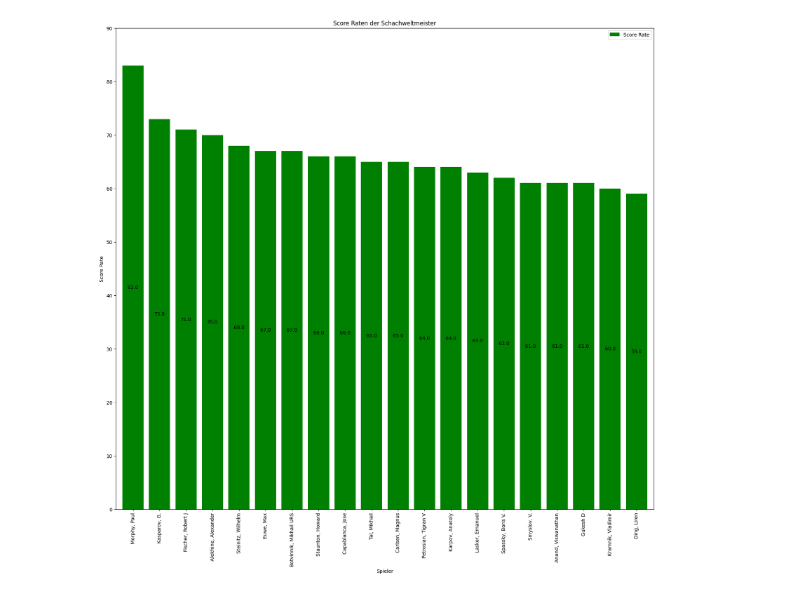
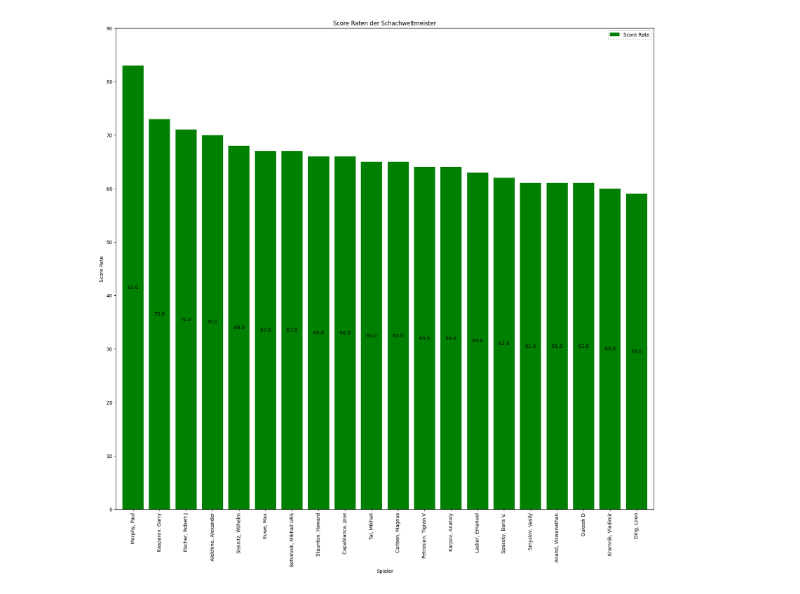
Before and after one commit to peter-m-kuehn/chessAnalyzer, a Jupyter notebook: notebooks/WC-games-played-grouped-by-score_rate.ipynb, the cells around one changed output. Drawn from its saved outputs; the diff is of its cells as text; code cells hidden in the pictures.

```diff
--- a/notebooks/WC-games-played-grouped-by-score_rate.ipynb
+++ b/notebooks/WC-games-played-grouped-by-score_rate.ipynb
@@ -37,7 +37,10 @@ def get_data():
         df = pd.read_sql_query("""select Spieler, round(score / CountGamesPlayed * 100) "Score Rate"
 from (
 select
-	p.name Spieler,
+	case when p.name in ('Kasparov, Garry', 'Kasparov, G.') then 'Kasparov, Garry'
+		 when p.name in ('Smyslov, Vasily', 'Smyslov, V.') then 'Smyslov, Vasily'
+		 else p.name
+	end Spieler,
 	count(p.name) CountGamesPlayed,
 	sum(case when (p.id = g.white_player_id and g.result = 1) or (p.id = g.black_player_id and g.result = 2)  then 1 else 0 end) + sum(case when g.result = 3 then 0.5 else 0 end)  score
 from
@@ -75,31 +78,31 @@ def main():
     if not passwd:
         try:
             passwd = getpass.getpass(prompt="Enter database password: ")
         except (KeyboardInterrupt, EOFError):
             print("\nPassword input cancelled.")
             sys.exit(1)
 
     # Validate password input
     if not passwd.strip():
         print("Error: Database password cannot be empty.")
         sys.exit(1)
 
     # connect to database
     try:
         connect(passwd)
         df = get_data()
         visualize_data(df)
         disconnect()
     except Exception as e:
         print(e)
         try:
             disconnect()
         except:
             pass
         sys.exit(1)
 
 
 if __name__ == "__main__":
     main()
 # %% [output]
-[figure, old version]
+[figure, new version]
```
Also changed, not shown: 3 other files.
